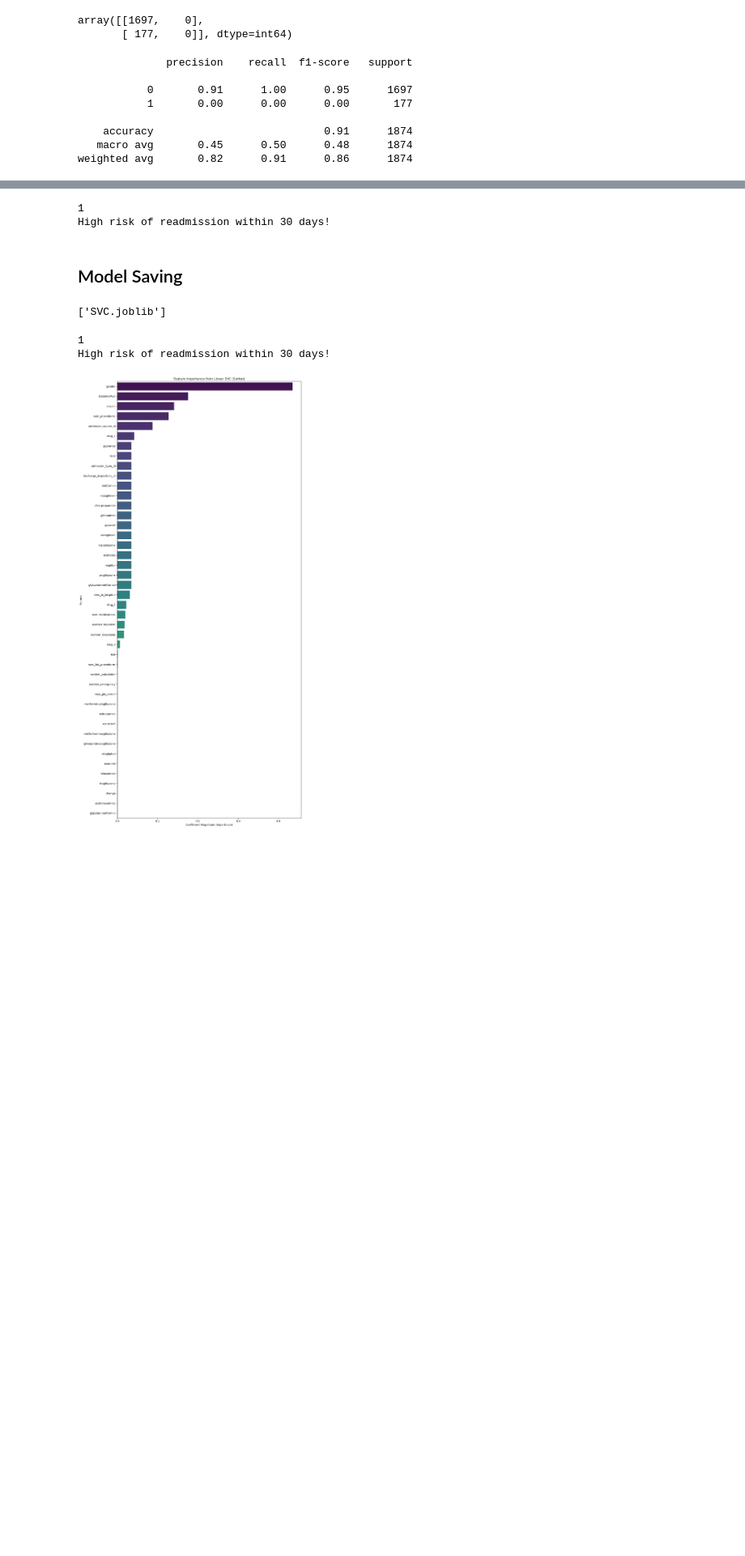
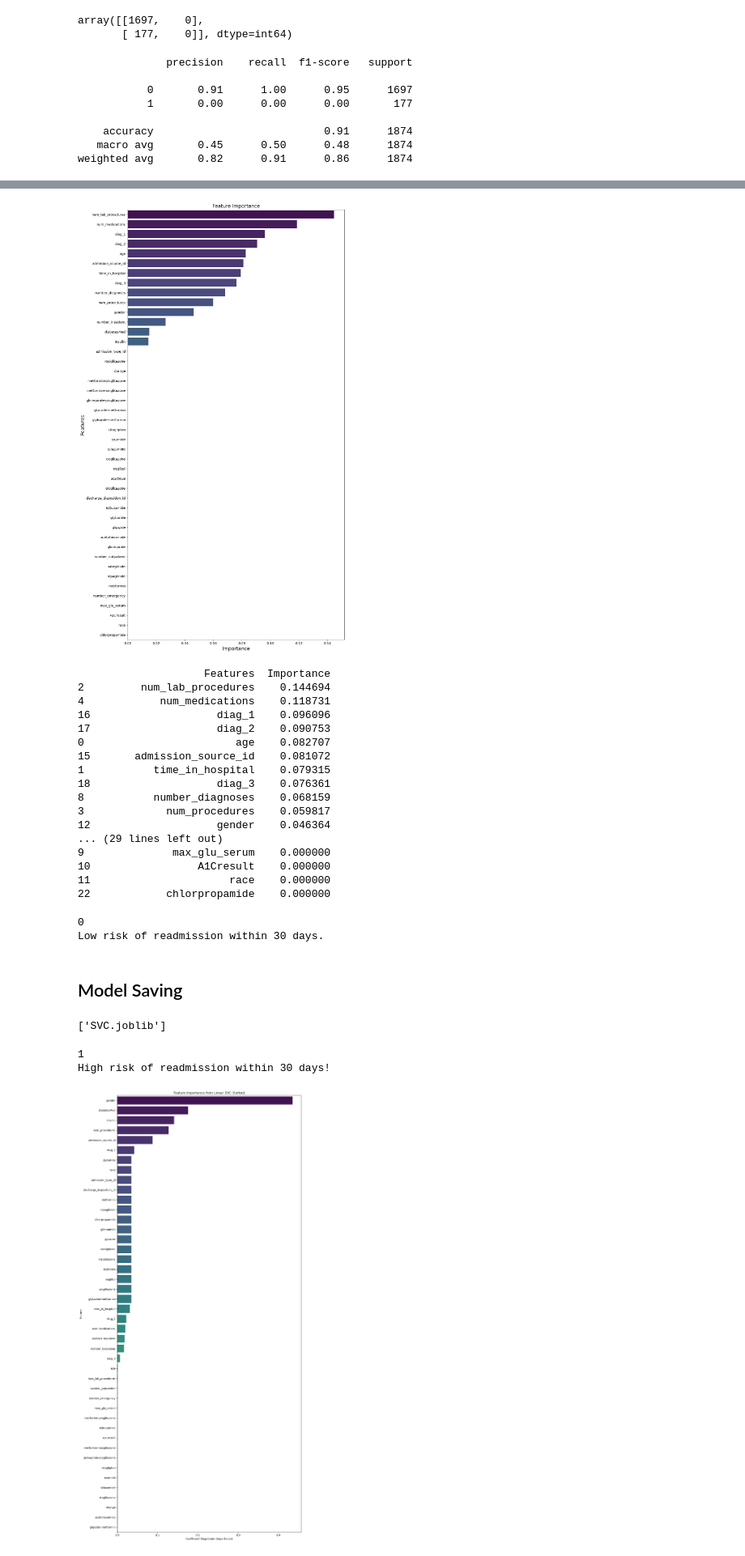
Before and after one commit to deedeese/Hospital-Readmission-of-Diabetic-Patients, a Jupyter notebook: Model Training and Fitting.ipynb, the cells around one changed output, grey strips where cells are left out. Shown at 81% size. Cells and saved outputs as stored; diff of their text form; code cells hidden in the pictures; blank space fills up the shorter version.

```diff
--- a/Model Training and Fitting.ipynb
+++ b/Model Training and Fitting.ipynb
@@ -297,17 +379,57 @@ weighted avg       0.65      0.65      0.65      3425
+# %%
+important_features = pd.DataFrame({'Features': X_train.columns,
+                                   'Importance': RF.feature_importances_})
+
+# sort the dataframe in the descending order according to the feature importance
+important_features = important_features.sort_values('Importance', ascending = False)
+
+# create a barplot to visualize the features based on their importance
+plt.figure(figsize=(12,24))
+sns.barplot(x = 'Importance', y = 'Features', data = important_features, palette='viridis')
+
+# add plot and axes labels
+# set text size using 'fontsize'
+plt.title('Feature Importance', fontsize = 15)
+plt.xlabel('Importance', fontsize = 15)
+plt.ylabel('Features', fontsize = 15)
+
+# display the plot
+plt.show()
+
+print(important_features)
+# %% [output]
+[figure, added]
+                    Features  Importance
+2         num_lab_procedures    0.144694
+4            num_medications    0.118731
+16                    diag_1    0.096096
+17                    diag_2    0.090753
+0                        age    0.082707
+15       admission_source_id    0.081072
+1           time_in_hospital    0.079315
+18                    diag_3    0.076361
+8           number_diagnoses    0.068159
+3             num_procedures    0.059817
+12                    gender    0.046364
+... (29 lines left out)
+9              max_glu_serum    0.000000
+10                 A1Cresult    0.000000
+11                      race    0.000000
+22            chlorpropamide    0.000000
 # %%
-input_df = pd.DataFrame([user_input1])
+input_df = pd.DataFrame([user_input0])
 
 
 # Prediction
-prediction = SV.predict(input_df)[0]
+prediction = final_model.predict(input_df)[0]
 print(prediction)
 if prediction == 1:
     print("High risk of readmission within 30 days!")
 elif prediction == 0:
     print("Low risk of readmission within 30 days.")
 # %% [output]
-1
-High risk of readmission within 30 days!
+0
+Low risk of readmission within 30 days.
 # %% [markdown]
 ## Model Saving
 # %%
```
Also changed, not shown: parts of 17 cells of this notebook.
